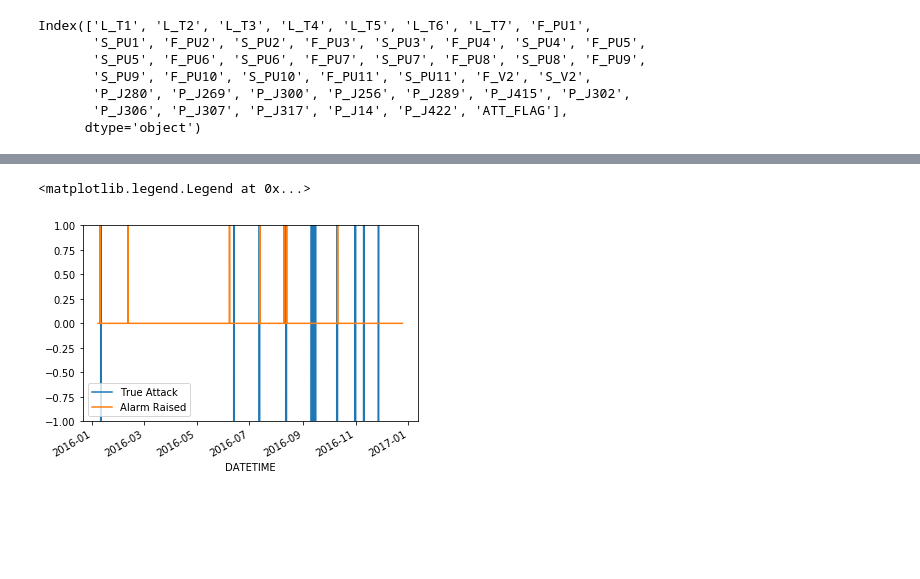
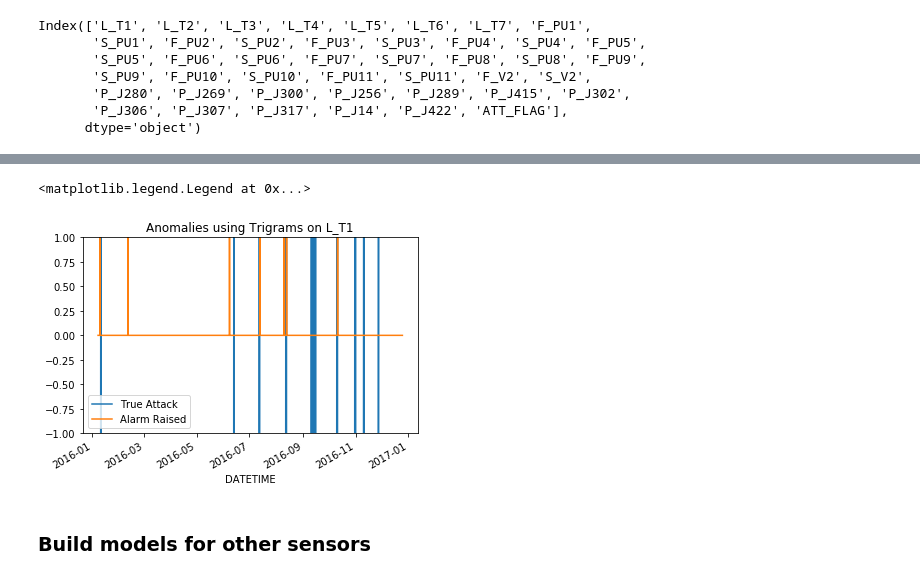
Before and after one commit to enreina/cs4035-lab, a Jupyter notebook: lab2/Discretization.ipynb, the cells around one changed output, grey strips where cells are left out. Drawn from its saved outputs; the diff is of its cells as text; code cells hidden in the pictures; blank space fills up the shorter version.

```diff
--- a/lab2/Discretization.ipynb
+++ b/lab2/Discretization.ipynb
@@ -236,9 +236,12 @@ anomalies.index = dataset04['L_T1'].index
 # %%
 axes = plt.gca()
 axes.set_ylim([-1,1])
 plt.plot(dataset04['ATT_FLAG'], label="True Attack")
 anomalies.plot(label="Alarm Raised")
+plt.title("Anomalies using Trigrams on L_T1")
 plt.legend()
 # %% [output]
 <matplotlib.legend.Legend at 0x...>
-[figure, old version]
+[figure, new version]
+# %% [markdown]
+### Build models for other sensors
```
Also changed, not shown: parts of 6 cells of this notebook, 1 other file.
